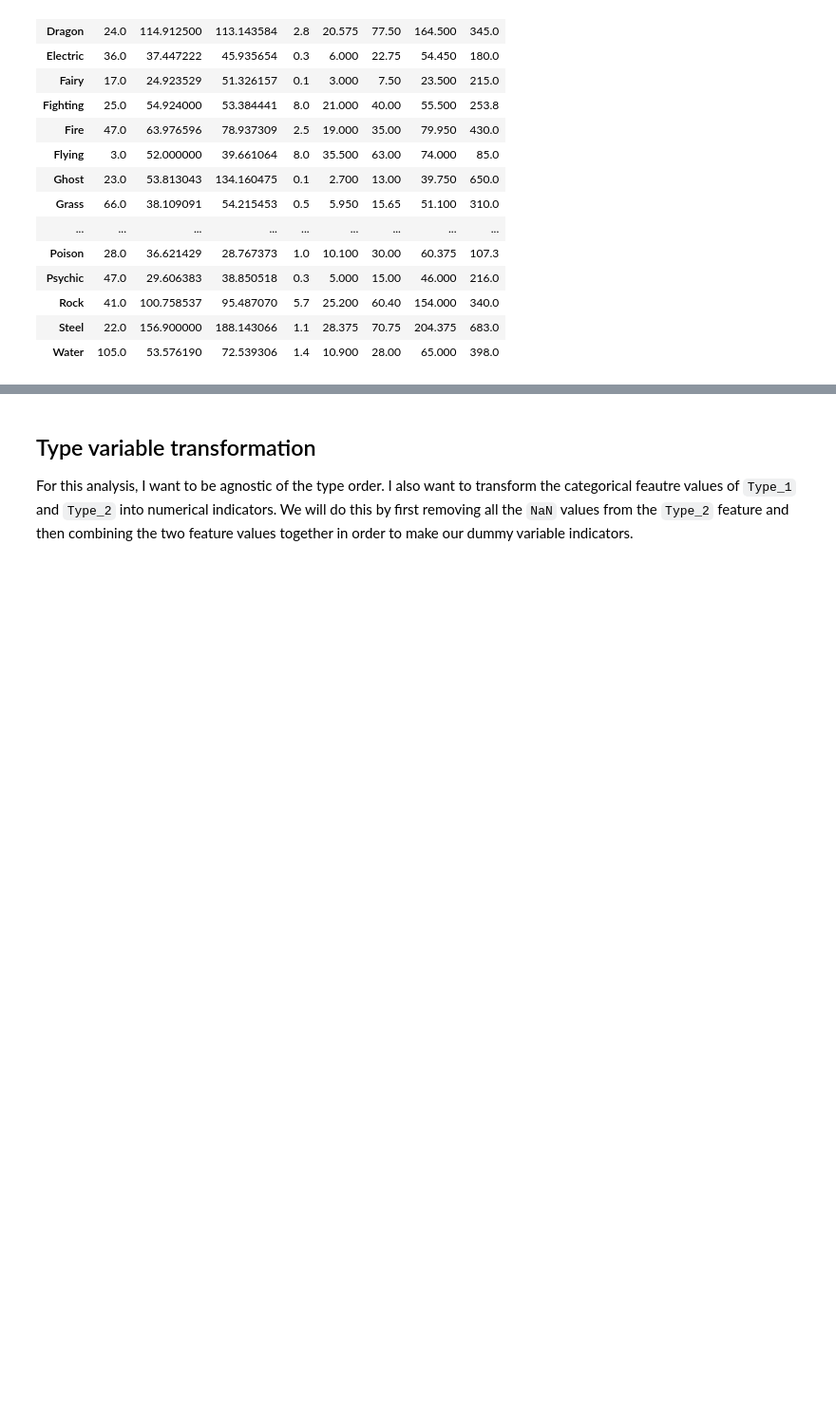
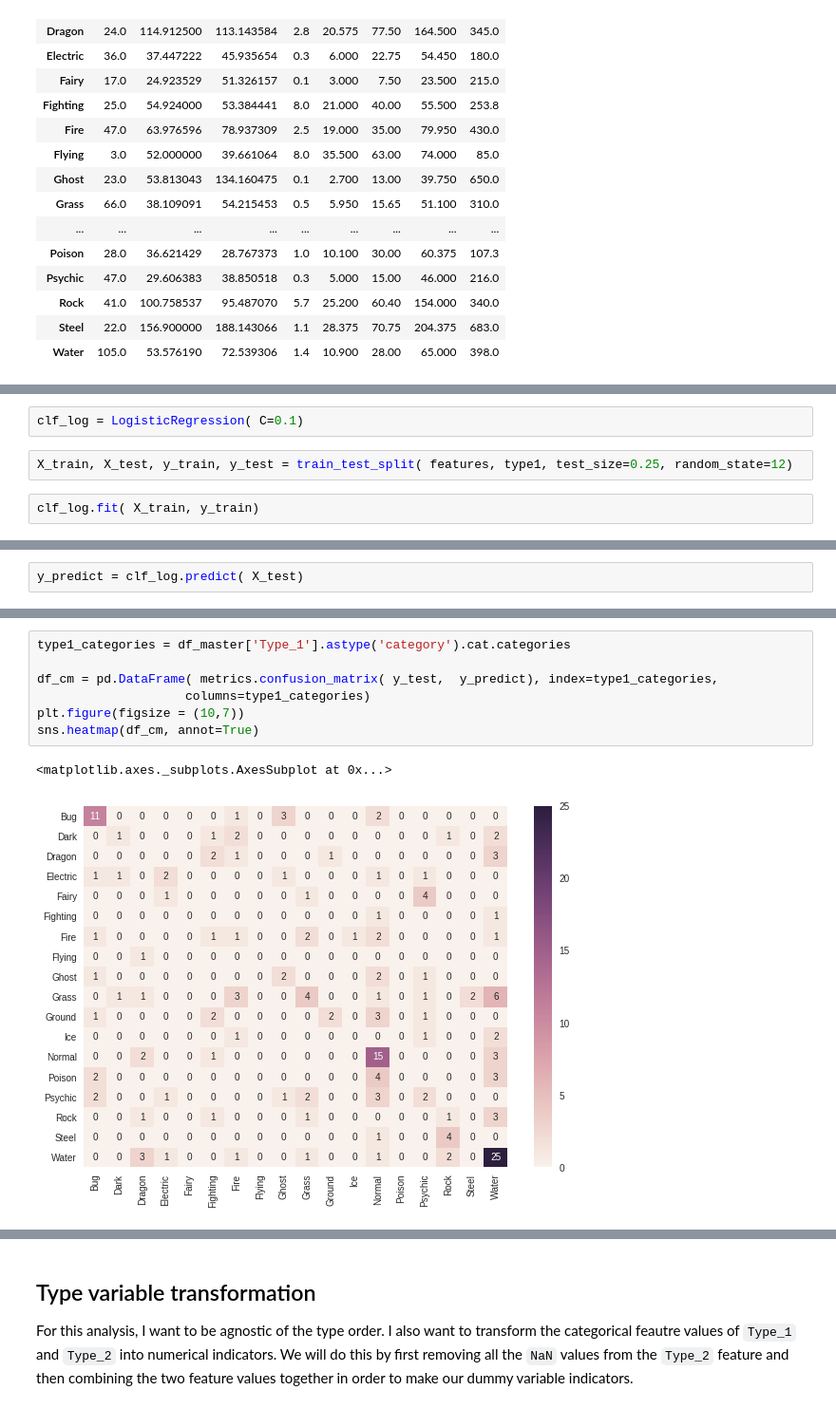
Before and after one commit to varennes/Pokemon-ML, a Jupyter notebook: notebook/01_main.ipynb, the cells around one changed output, grey strips where cells are left out. Shown at 95% size. Drawn from its saved outputs; the diff is of its cells as text; blank space fills up the shorter version.

```diff
--- a/notebook/01_main.ipynb
+++ b/notebook/01_main.ipynb
@@ -127,0 +161,6 @@ df_type.head()
+# %%
+clf_log = LogisticRegression( C=0.1)
+# %%
+X_train, X_test, y_train, y_test = train_test_split( features, type1, test_size=0.25, random_state=12)
+# %%
+clf_log.fit( X_train, y_train)
@@ -127,0 +172,2 @@ df_type.head()
+# %%
+y_predict = clf_log.predict( X_test)
@@ -127,0 +195,10 @@ df_type.head()
+# %%
+type1_categories = df_master['Type_1'].astype('category').cat.categories
+
+df_cm = pd.DataFrame( metrics.confusion_matrix( y_test,  y_predict), index=type1_categories,
+                    columns=type1_categories)
+plt.figure(figsize = (10,7))
+sns.heatmap(df_cm, annot=True)
+# %% [output]
+<matplotlib.axes._subplots.AxesSubplot at 0x...>
+[figure, added]
```
Also changed, not shown: parts of 33 cells of this notebook, 2 other files.
